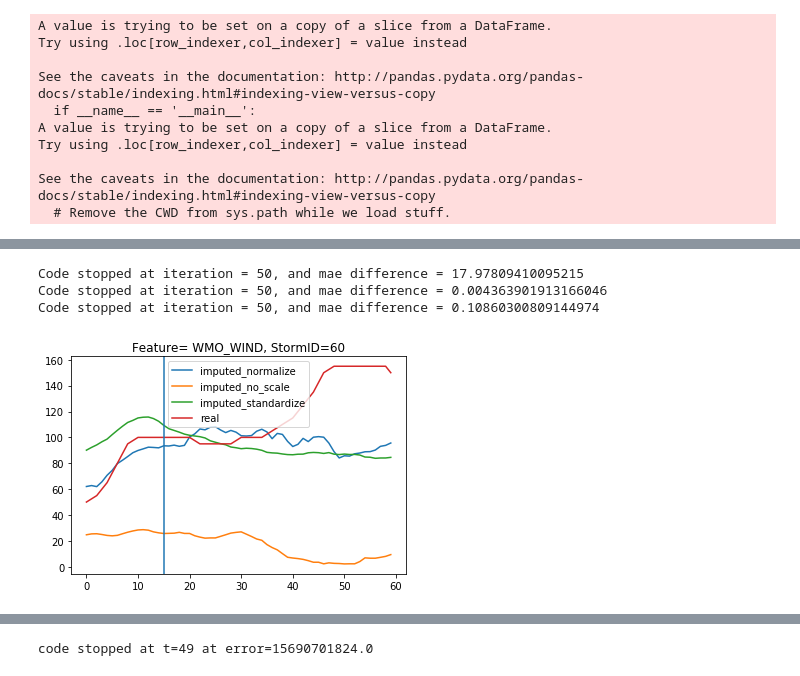
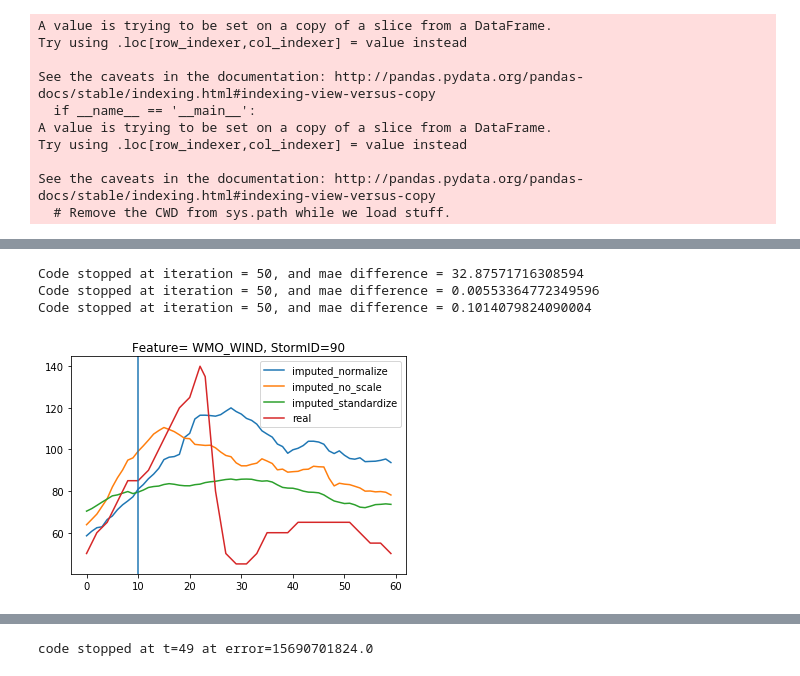
Before and after one commit to leobix/hurricast, a Jupyter notebook: processing_csv.ipynb, the cells around one changed output, grey strips where cells are left out. Saved outputs shown, nothing was run; the diff lists cells and outputs as text; code cells hidden in the pictures.

```diff
--- a/processing_csv.ipynb
+++ b/processing_csv.ipynb
@@ -294,7 +279,9 @@ def slice_learning(tensor_train,r,max_iteration=50,convergence=0.001, plot=False
 def standardize(tensor,k): #only first k columns
     new_tensor = tensor.clone()
     #calculate along 2nd (python index) dimension
-    std, mean = torch.std_mean(tensor[:,:k,:], dim=2)
+    #std, mean = torch.std_mean(tensor[:,:k,:], dim=2)
+    # @cynthia: I replaced your line by this one so that it works with my torch version
+    std, mean = torch.std(tensor[:,:k,:], dim=2), torch.mean(tensor[:,:k,:], dim=2)
     t=tensor.shape[2]
     for i in range(t):
         #element wise division
@@ -357,3 +344,5 @@ def test(data, storm_id, time, r, p = 2):
     features = ['LAT', 'LON', 'WMO_WIND', 'WMO_PRES', 'DIST2LAND', 'STORM_SPEED', 'STORM_DIR']
     plt.title('Feature= %s, StormID=%s' %(features[p],storm_id))
     plt.show()
+# %%
+t3 = prepare_data(min_wind = 50, max_steps=60)
@@ -360,15 +361,15 @@ def test(data, storm_id, time, r, p = 2):
 # %%
 #60 is big storm not easy to predict
-storm_id=60
-time = 15
-r=13 #size of latent features
+storm_id = 90
+time = 10
+r = 14 #size of latent features
 p = 2 #predicted feature
-test(t3, storm_id, time, r, p )
+test(t3[:,0:22,:], storm_id, time, r, p )
 # %% [output]
-Code stopped at iteration = 50, and mae difference = 17.97809410095215
-Code stopped at iteration = 50, and mae difference = 0.004363901913166046
-Code stopped at iteration = 50, and mae difference = 0.10860300809144974
+Code stopped at iteration = 50, and mae difference = 32.87571716308594
+Code stopped at iteration = 50, and mae difference = 0.00553364772349596
+Code stopped at iteration = 50, and mae difference = 0.1014079824090004
-[figure, old version]
+[figure, new version]
 # %%
 #get best r
 def get_best_r(data, r_min, r_max):
```
Also changed, not shown: parts of 3 cells of this notebook.
